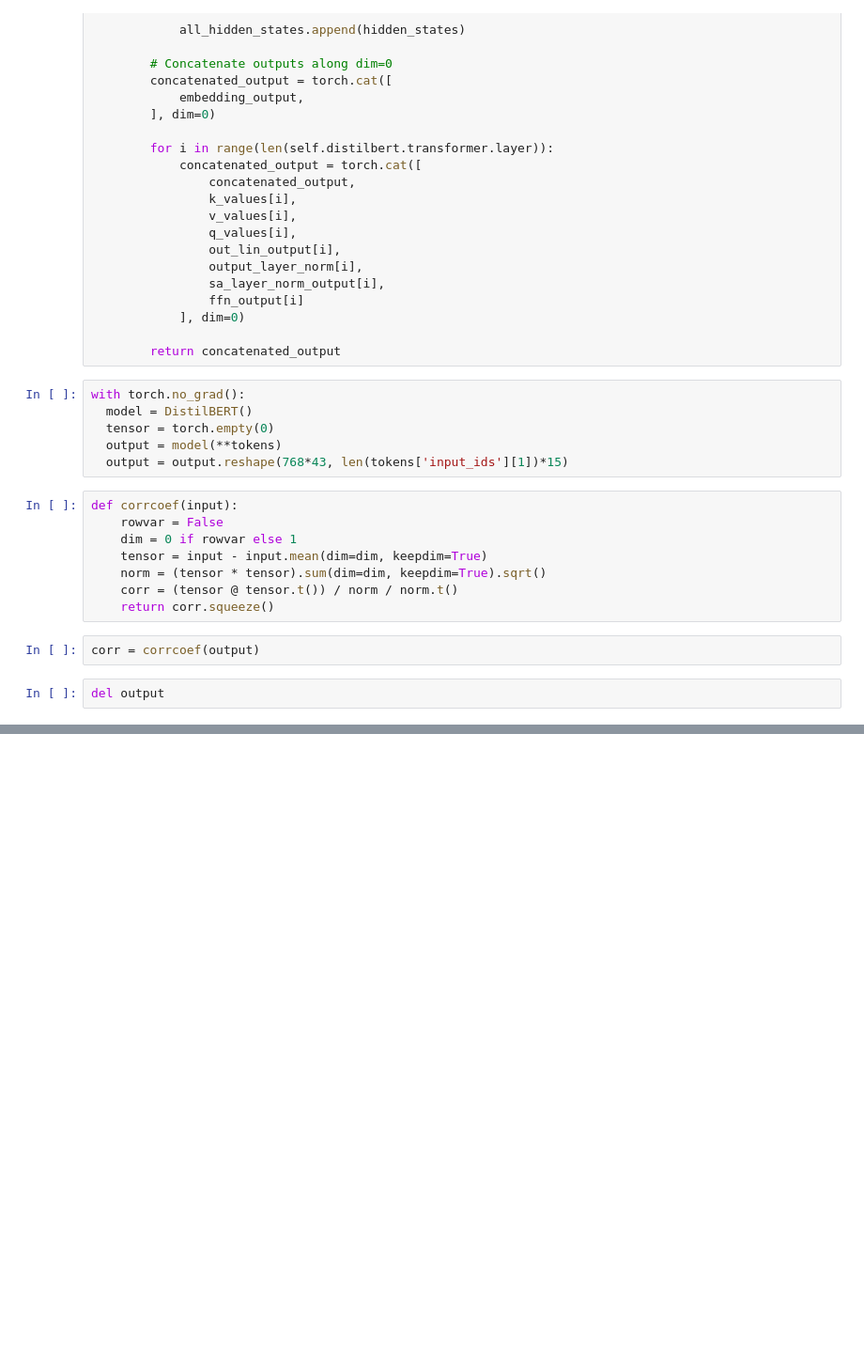
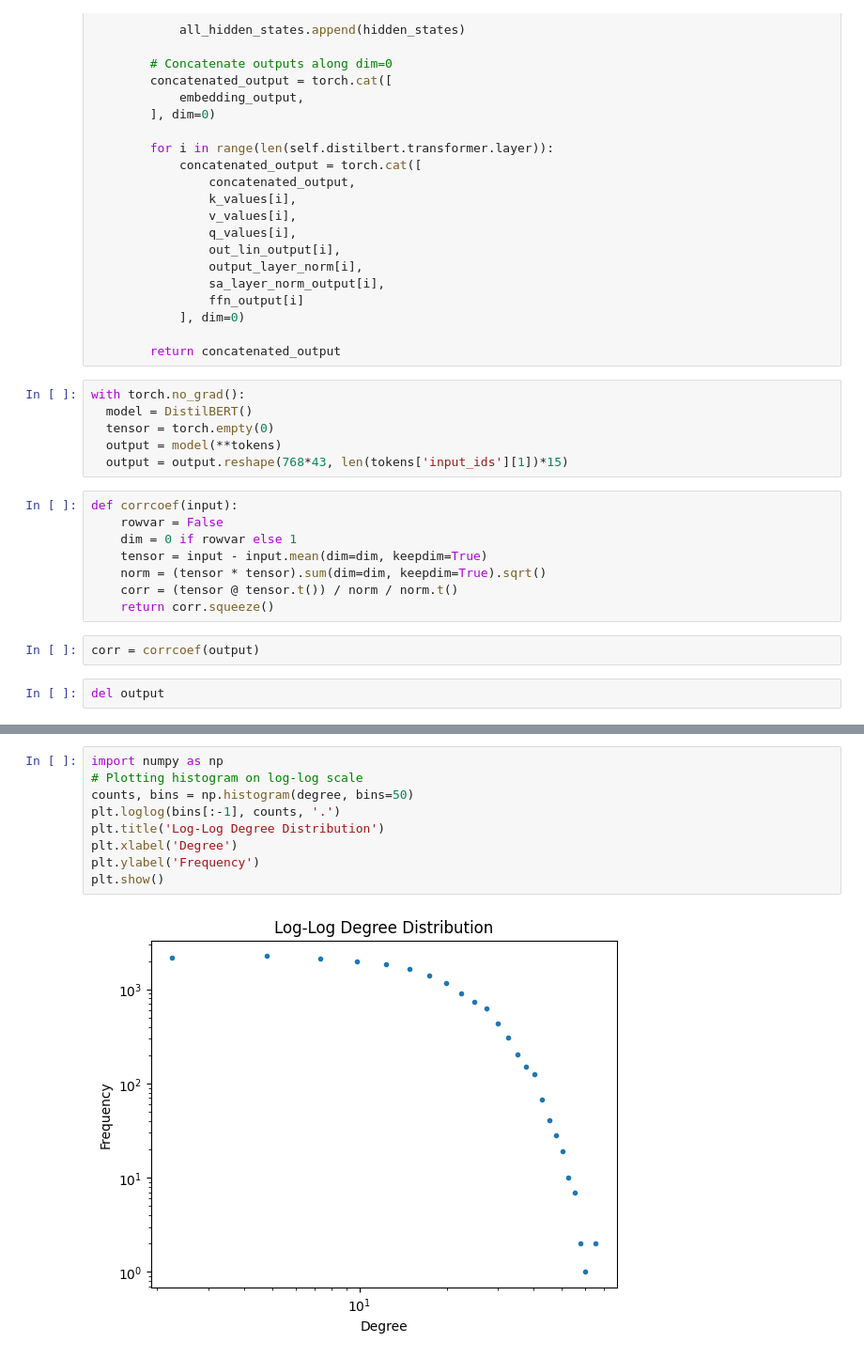
Before and after one commit to cnai-lab/llmnet, a Jupyter notebook: experiments/Distil_BERT.ipynb, the cells around one changed output, grey strips where cells are left out. Shown at 94% size. Drawn from its saved outputs; the diff is of its cells as text; blank space fills up the shorter version.

```diff
--- a/experiments/Distil_BERT.ipynb
+++ b/experiments/Distil_BERT.ipynb
@@ -127,0 +122,11 @@ G.add_edges_from(edges)
+# %%
+import numpy as np
+# Plotting histogram on log-log scale
+counts, bins = np.histogram(degree, bins=50)
+plt.loglog(bins[:-1], counts, '.')
+plt.title('Log-Log Degree Distribution')
+plt.xlabel('Degree')
+plt.ylabel('Frequency')
+plt.show()
+# %% [output]
+[figure, added]
```
Also changed, not shown: parts of 7 cells of this notebook.
